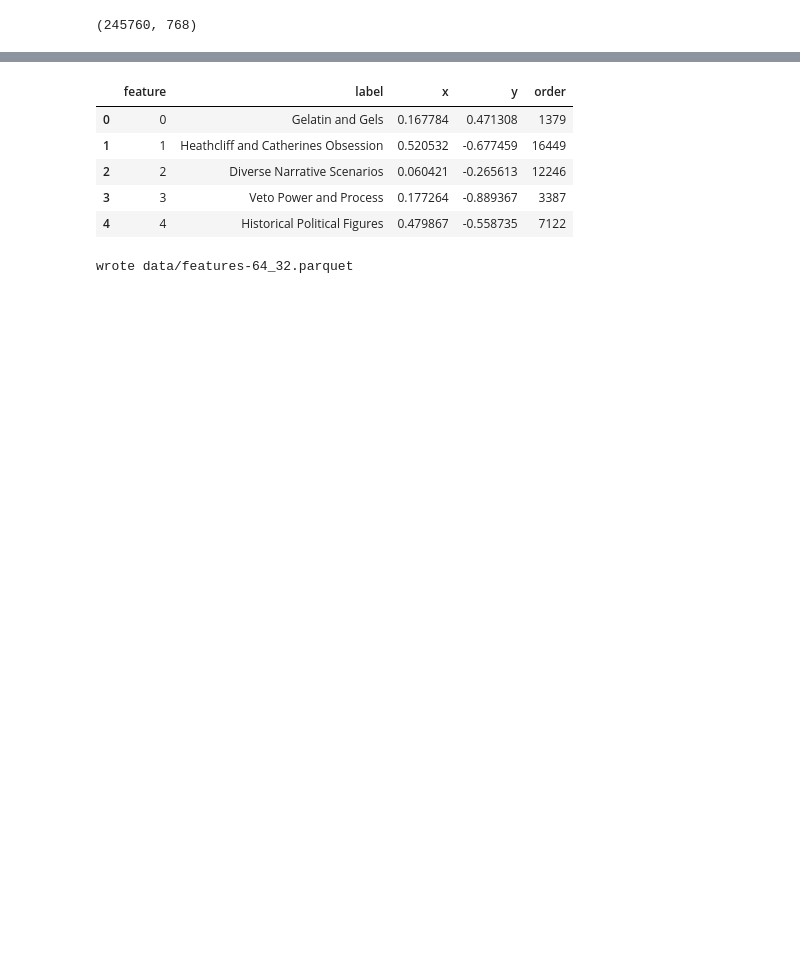
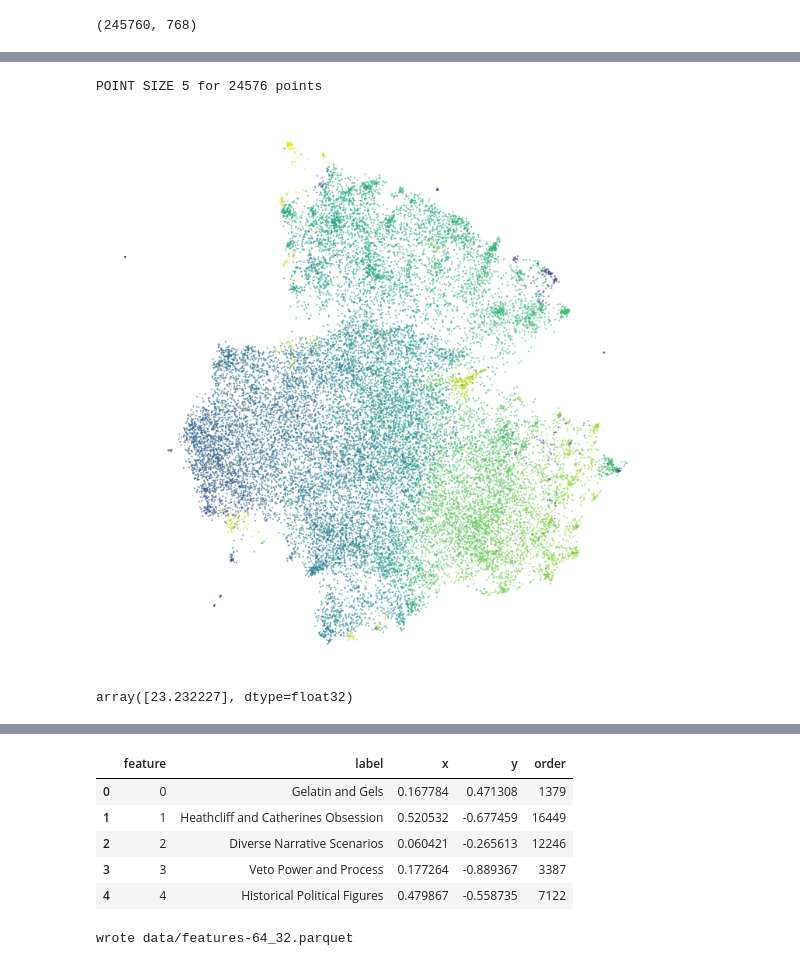
Before and after one commit to enjalot/latent-taxonomy, a Jupyter notebook: notebooks/umap-top10.ipynb, the cells around one changed output, grey strips where cells are left out. Drawn from its saved outputs; the diff is of its cells as text; code cells hidden in the pictures; blank space fills up the shorter version.

```diff
--- a/notebooks/umap-top10.ipynb
+++ b/notebooks/umap-top10.ipynb
@@ -113,6 +128,6 @@ wrote data/umap-top10-64_32.parquet
 # %%
 reducer1d = umap.UMAP(
-    n_neighbors=100,
+    n_neighbors=25,
     min_dist=0.1,
     metric='cosine',
     random_state=42,
@@ -165,0 +175,31 @@ cdf_reordered.head()
+# %%
+# generate a scatterplot of the umap embeddings and save it to a file
+import matplotlib.pyplot as plt
+fig, ax = plt.subplots(figsize=(14.22, 14.22))  # 1024px by 1024px at 72 dpi
+point_size = 5
+print("POINT SIZE", point_size, "for", xy.shape[0], "points")
+# Create a colormap based on the order
+cmap = plt.cm.viridis
+# norm = plt.Normalize(vmin=sorted_indices.min(), vmax=sorted_indices.max())
+# colors = cmap(norm(sorted_indices))
+norm = plt.Normalize(vmin=order.min(), vmax=order.max())
+colors = cmap(norm(order))
+
+# Scatter plot with colors based on order
+scatter = plt.scatter(xy[:, 0], xy[:, 1], s=point_size, alpha=0.5, c=colors)
+
+# # Add a colorbar
+# cbar = plt.colorbar(scatter)
+# cbar.set_label('Order')
+
+# plt.scatter(xy[:, 0], xy[:, 1], s=point_size, alpha=0.5)
+plt.axis('off')  # remove axis
+plt.gca().set_position([0, 0, 1, 1])  # remove margins
+plt.show()
+# %% [output]
+POINT SIZE 5 for 24576 points
+[figure, added]
+# %%
+max(order)
+# %% [output]
+array([23.232227], dtype=float32)
```
Also changed, not shown: parts of 15 cells of this notebook, 3 other files.
